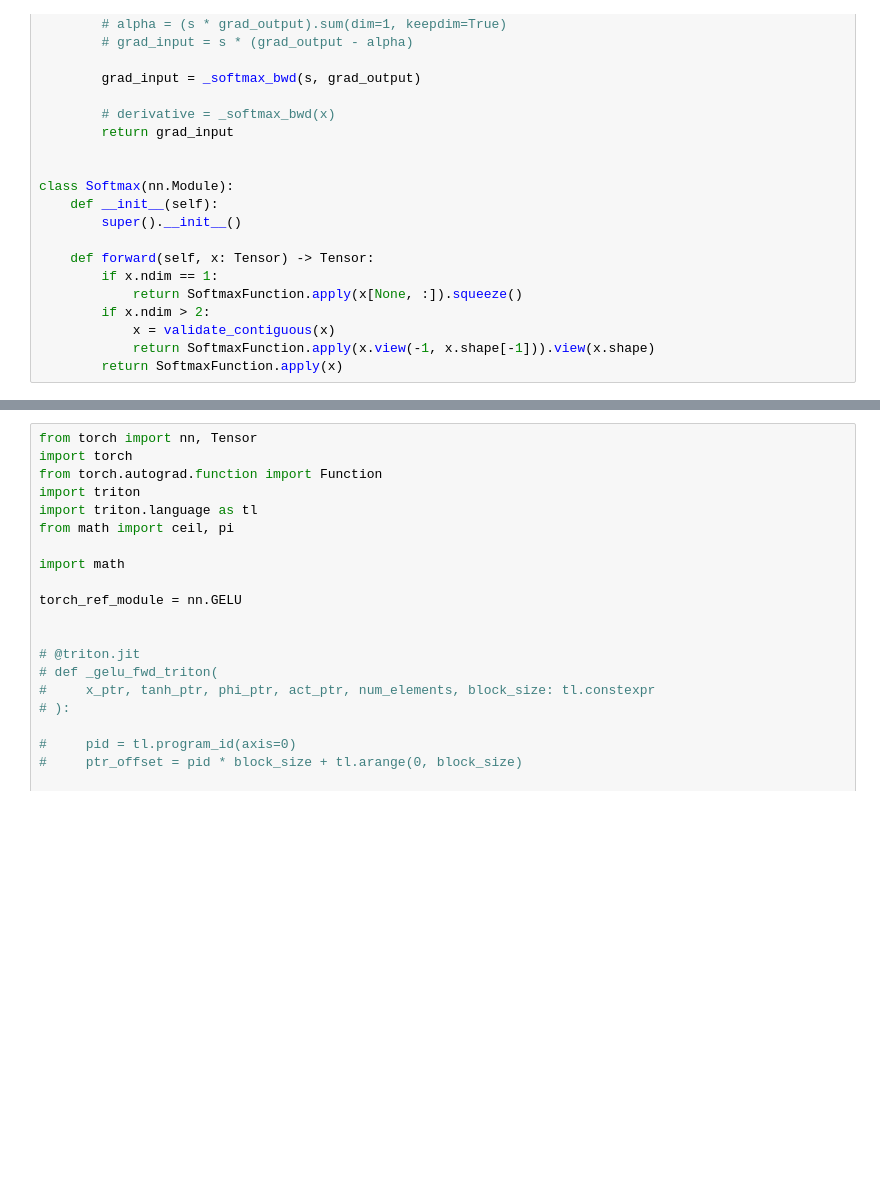
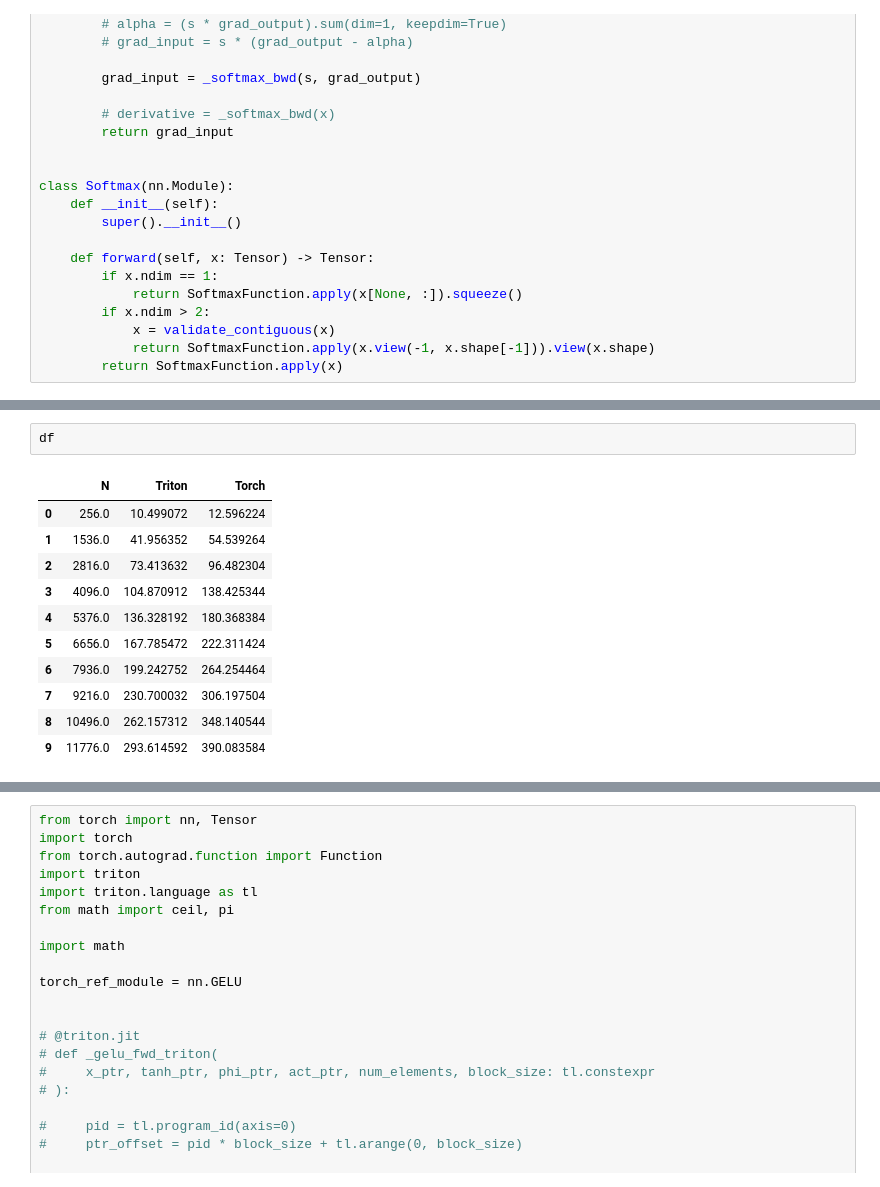
Before and after one commit to matteobonotto/triton-kernels, a Jupyter notebook: notebooks/softmax.ipynb, the cells around one changed output, grey strips where cells are left out. Cells and saved outputs as stored; diff of their text form; blank space fills up the shorter version.

```diff
--- a/notebooks/softmax.ipynb
+++ b/notebooks/softmax.ipynb
@@ -321,0 +313,14 @@ benchmark_kernel()
+# %%
+df
+# %% [output]
+|  | N | Triton | Torch |
+| 0 | 256.0 | 10.499072 | 12.596224 |
+| 1 | 1536.0 | 41.956352 | 54.539264 |
+| 2 | 2816.0 | 73.413632 | 96.482304 |
+| 3 | 4096.0 | 104.870912 | 138.425344 |
+| 4 | 5376.0 | 136.328192 | 180.368384 |
+| 5 | 6656.0 | 167.785472 | 222.311424 |
+| 6 | 7936.0 | 199.242752 | 264.254464 |
+| 7 | 9216.0 | 230.700032 | 306.197504 |
+| 8 | 10496.0 | 262.157312 | 348.140544 |
+| 9 | 11776.0 | 293.614592 | 390.083584 |
```
Also changed, not shown: parts of 4 cells of this notebook.
